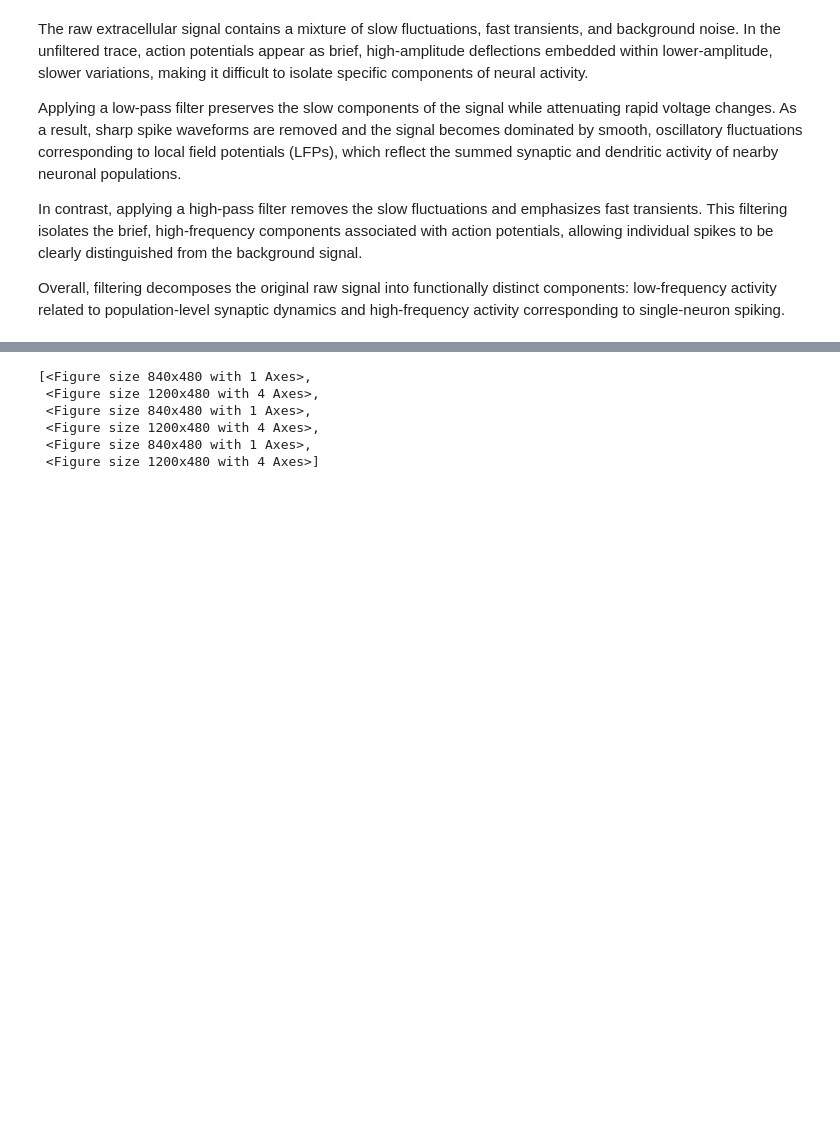
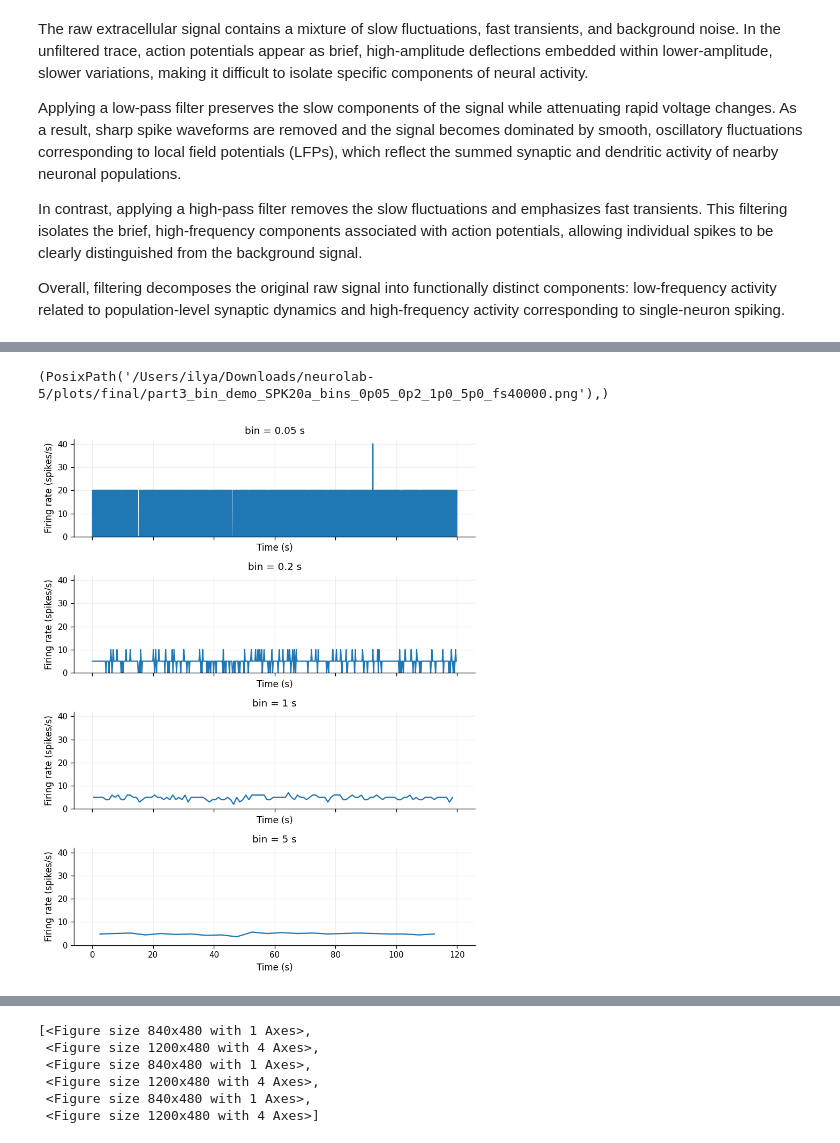
Before and after one commit to ohadgonen/neurolab-5, a Jupyter notebook: lab5.ipynb, the cells around one changed output, grey strips where cells are left out. Drawn from its saved outputs; the diff is of its cells as text; code cells hidden in the pictures; blank space fills up the shorter version.

```diff
--- a/lab5.ipynb
+++ b/lab5.ipynb
@@ -35,0 +227,28 @@ The reason we do not see major differences between the high-pass filtered signal
+# %%
+# Bin-size demo (single representative unit)
+bin_sizes = BIN_SIZES_S
+rates_per_bin = []
+for bin_s in bin_sizes:
+    t_s, rate_hz, _, _ = binned_firing_rate(
+        stand_times,
+        start_s=stand_meta["start_s"],
+        stop_s=stand_meta["stop_s"],
+        bin_s=bin_s,
+    )
+    rates_per_bin.append((bin_s, t_s, rate_hz))
+
+max_rate = max((rate.max() for _, _, rate in rates_per_bin if rate.size), default=1.0)
+
+fig, axes = plt.subplots(len(bin_sizes), 1, figsize=(7, 2.2 * len(bin_sizes)), sharex=True)
+if len(bin_sizes) == 1:
+    axes = [axes]
+for ax, (bin_s, t_s, rate_hz) in zip(axes, rates_per_bin):
+    plot_firing_rate(t_s, rate_hz, ax=ax, title=f"bin = {bin_s:.3g} s")
+    ax.set_ylim(0, max_rate * 1.05)
+
+fig.tight_layout()
+bin_label = "_".join(_fmt_bin(b) for b in bin_sizes)
+save_figure(fig, f"part3_bin_demo_{stand_meta['unit_key']}_bins_{bin_label}_fs{int(FS_SPIKE)}")
+# %% [output]
+(PosixPath('/Users/ilya/Downloads/neurolab-5/plots/final/part3_bin_demo_SPK20a_bins_0p05_0p2_1p0_5p0_fs40000.png'),)
+[figure, added]
```
Also changed, not shown: parts of 14 cells of this notebook, 24 other files.
